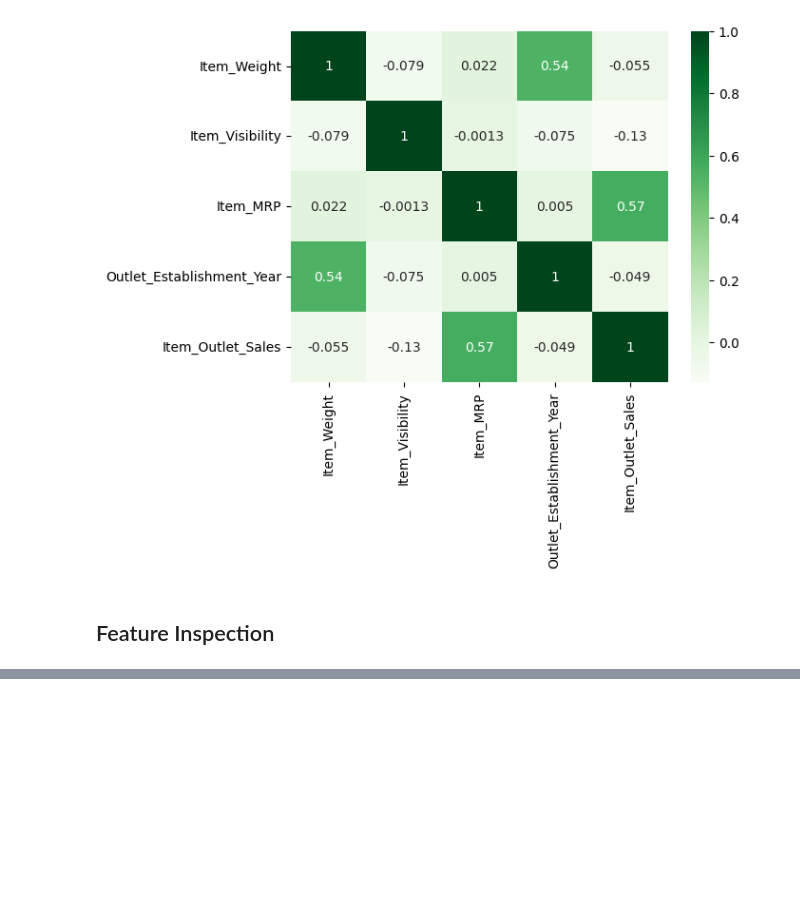
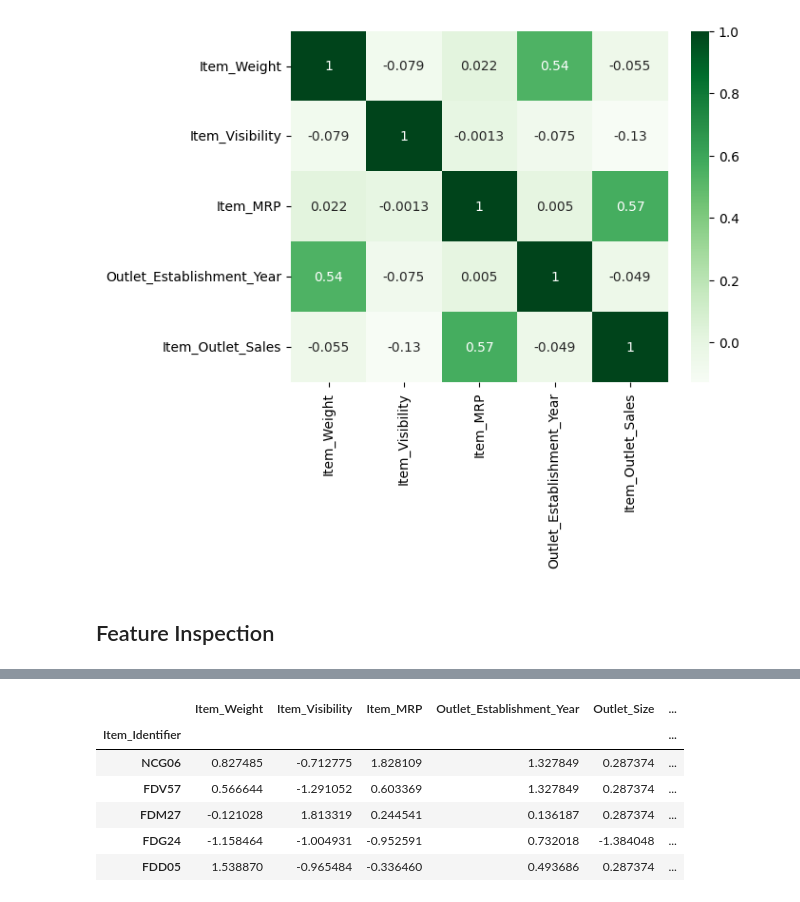
Before and after one commit to tronicey/Predictions-of-Product-Sales, a Jupyter notebook: predictions_of_product_sales.ipynb, the cells around one changed output, grey strips where cells are left out. Saved outputs shown, nothing was run; the diff lists cells and outputs as text; code cells hidden in the pictures; blank space fills up the shorter version.

```diff
--- a/predictions_of_product_sales.ipynb
+++ b/predictions_of_product_sales.ipynb
@@ -301,0 +488,14 @@ sns.heatmap(corr, cmap = 'Greens', annot = True);
+# %%
+# PREPROCESSING PIPELINE FOR ONE-HOT-ENCODED DATA
+
+# Save list of nominal column names
+nominal_cols = X_train.select_dtypes('object').drop(columns=ordinal_cols).columns
+# Transformers
+missing_imputer = SimpleImputer(strategy='constant', fill_value='missing')
+ohe = OneHotEncoder(sparse=False, handle_unknown='ignore')
+
+# Pipeline
+nom_pipeline = make_pipeline(missing_imputer , ohe)
+
+# Tuple
+ohe_tuple = ('categorical',nom_pipeline, nominal_cols)
@@ -301,0 +509,9 @@ sns.heatmap(corr, cmap = 'Greens', annot = True);
+# %%
+# Instantiate the make column transformer
+col_transformer = ColumnTransformer([numeric_tuple,
+                                       ord_tuple,
+                                       ohe_tuple],
+                                       remainder='drop', verbose_feature_names_out=False)
+# %%
+# Fit the column transformer on the X_train
+col_transformer.fit(X_train)
@@ -301,0 +540,15 @@ sns.heatmap(corr, cmap = 'Greens', annot = True);
+# %%
+# Transform the X_train and the X_test
+X_train_proc = col_transformer.transform(X_train)
+X_test_proc = col_transformer.transform(X_test)
+# %%
+# Display the first (5) rows of the dataframe
+display(X_train_proc.head())
+# %% [output]
+|  | Item_Weight | Item_Visibility | Item_MRP | Outlet_Establishment_Year | Outlet_Size | ... |
+| Item_Identifier |  |  |  |  |  | ... |
+| NCG06 | 0.827485 | -0.712775 | 1.828109 | 1.327849 | 0.287374 | ... |
+| FDV57 | 0.566644 | -1.291052 | 0.603369 | 1.327849 | 0.287374 | ... |
+| FDM27 | -0.121028 | 1.813319 | 0.244541 | 0.136187 | 0.287374 | ... |
+| FDG24 | -1.158464 | -1.004931 | -0.952591 | 0.732018 | -1.384048 | ... |
+| FDD05 | 1.538870 | -0.965484 | -0.336460 | 0.493686 | 0.287374 | ... |
```
Also changed, not shown: parts of 20 cells of this notebook.
